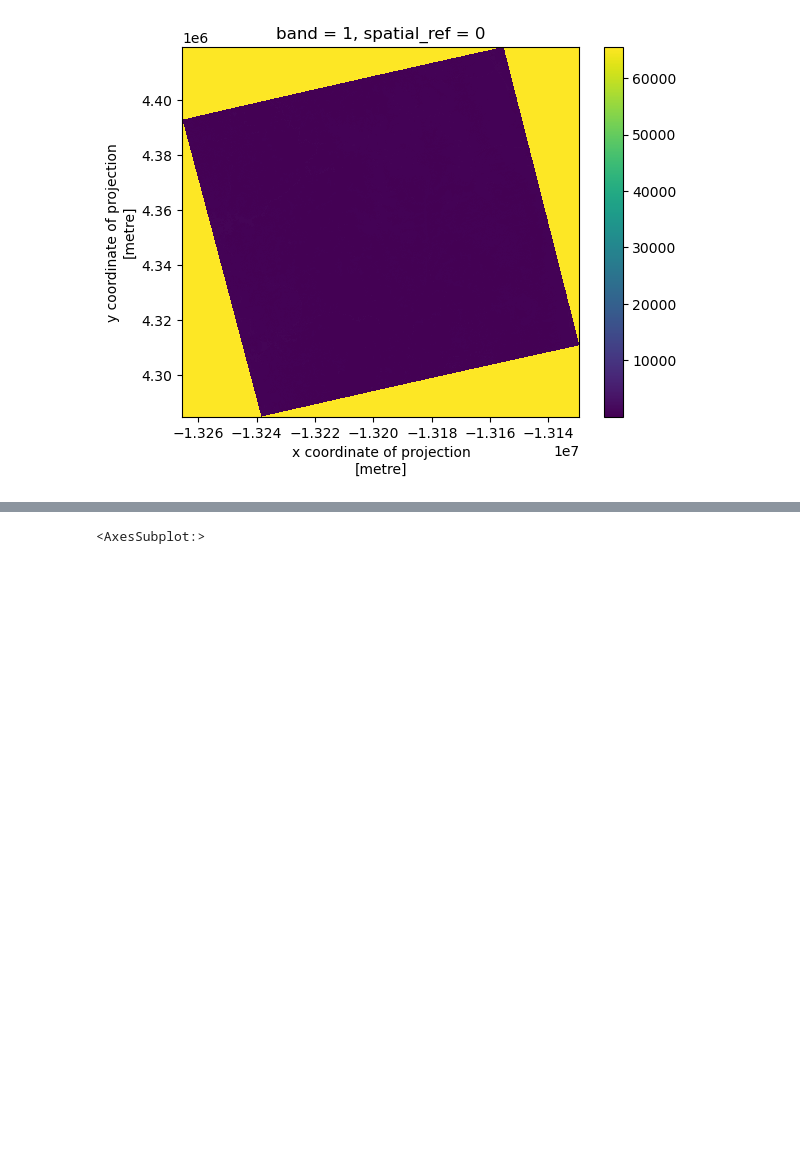
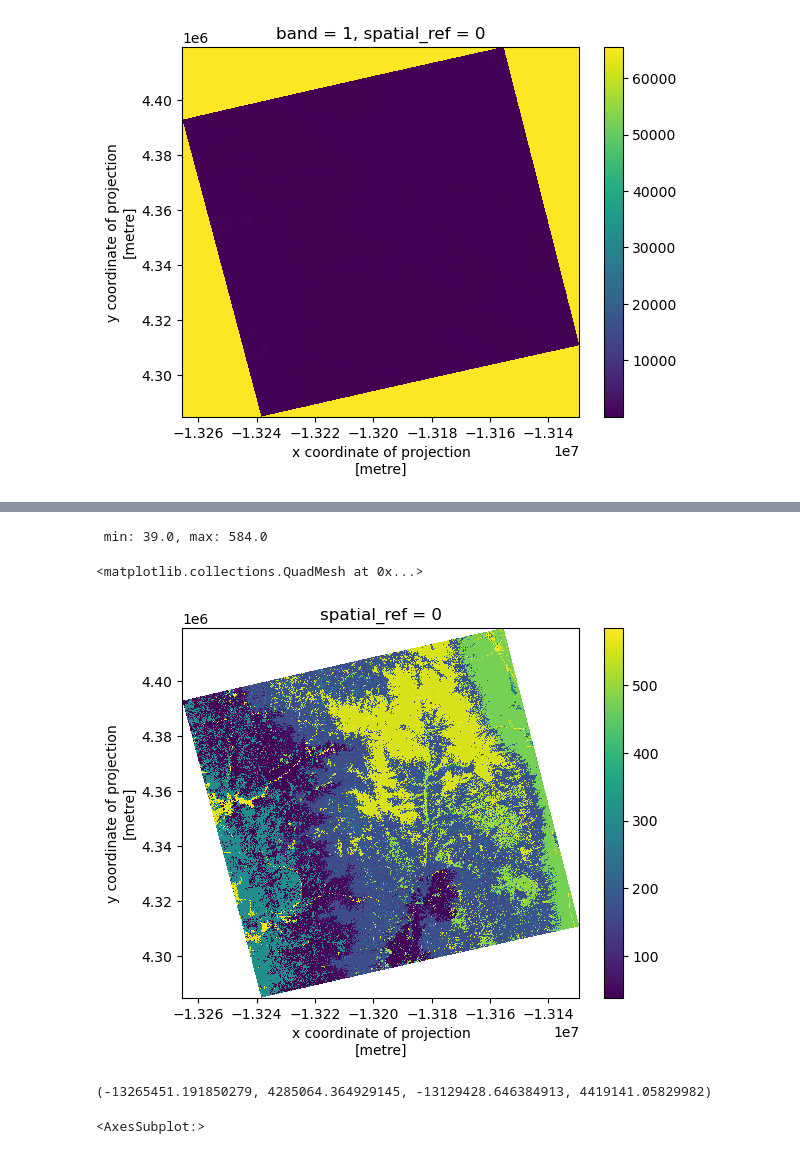
Before and after one commit to a-ramji/eds220-hwk-4, a Jupyter notebook: hwk4-task1-whitney-map-2.ipynb, the cells around one changed output, grey strips where cells are left out. Drawn from its saved outputs; the diff is of its cells as text; code cells hidden in the pictures; blank space fills up the shorter version.

```diff
--- a/hwk4-task1-whitney-map-2.ipynb
+++ b/hwk4-task1-whitney-map-2.ipynb
@@ -190,3 +239,21 @@ lulc.plot()
+# %%
+# awesome! looks so much more useful/correct now!
+# now we need to transform no data values into nan (float)
+lulc = lulc.where(lulc != nodata)
+print(f" min: {lulc.min().item()}, max: {lulc.max().item():,}")
+# %% [output]
+ min: 39.0, max: 584.0
+# %%
+# these bounds look much better!
+# let's plot again to see the updates:
+lulc.plot()
+# %% [output]
+<matplotlib.collections.QuadMesh at 0x...>
+[figure, added]
+# %%
+lulc.rio.bounds()
+# %% [output]
+(-13265451.191850279, 4285064.364929145, -13129428.646384913, 4419141.05829982)
 # %%
 # extracting our min & max x & y values from our raster's bounds()
 min_x, min_y, max_x, max_y = lulc.rio.bounds()
```
Also changed, not shown: parts of 8 cells of this notebook.
